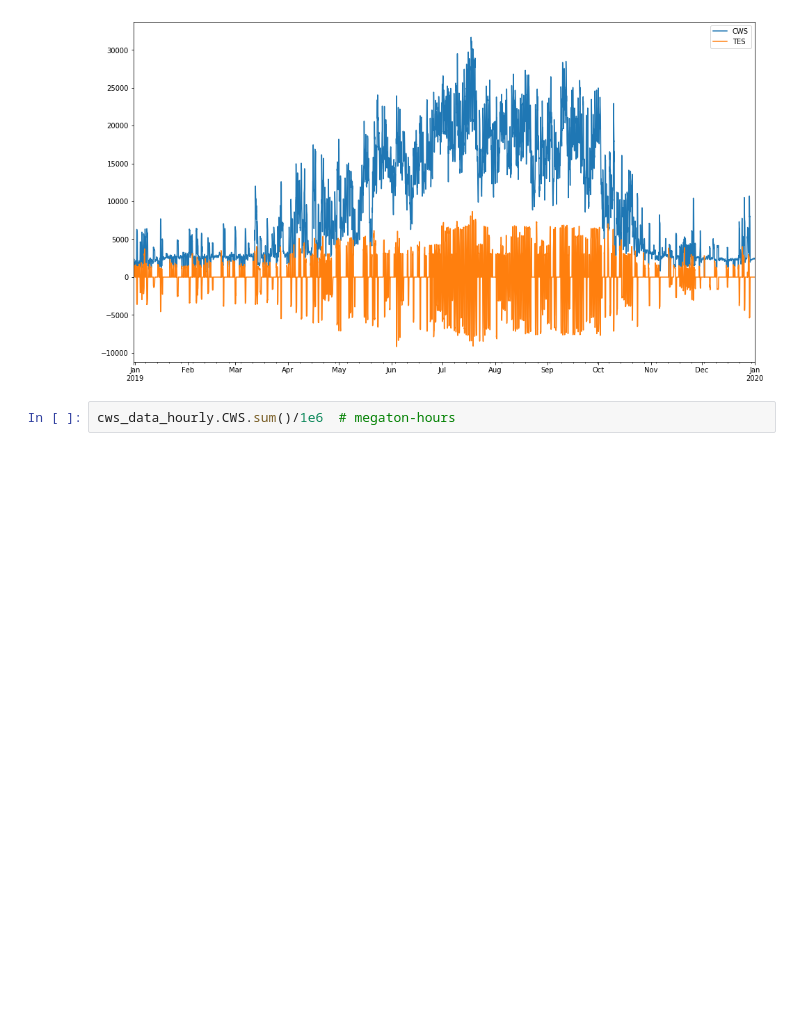
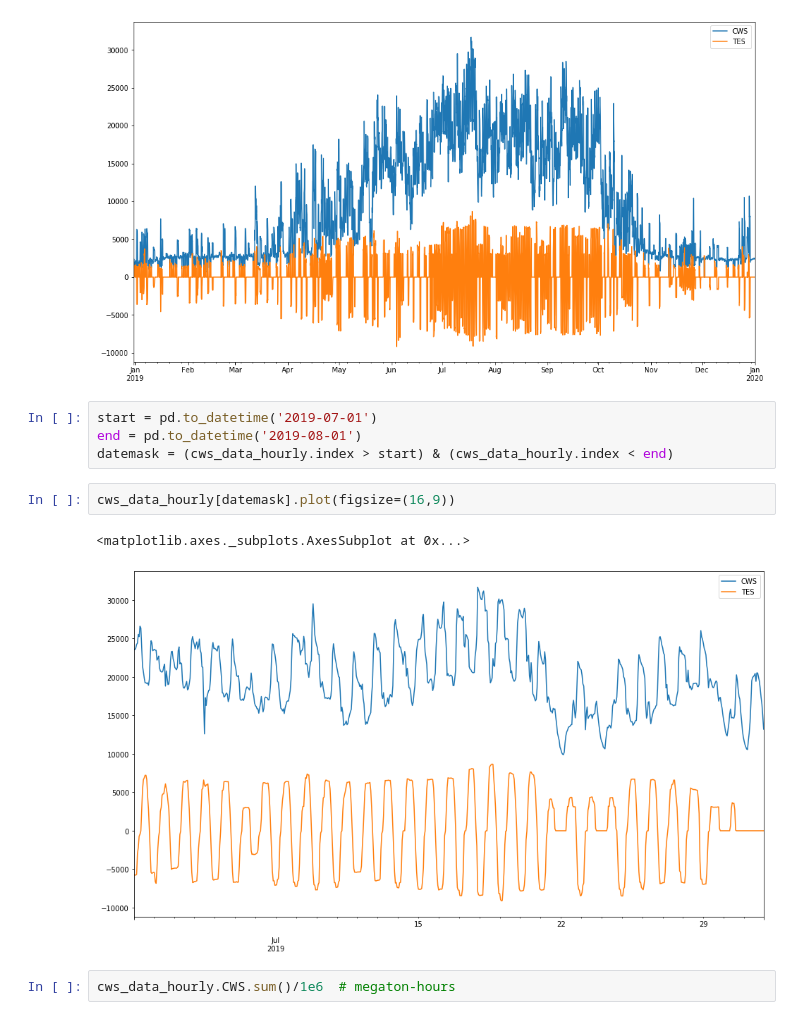
Before and after one commit to arfc/pride, a Jupyter notebook: data_processing/cws_power.ipynb, the cells around one changed output. Saved outputs shown, nothing was run; the diff lists cells and outputs as text; blank space fills up the shorter version.

```diff
--- a/data_processing/cws_power.ipynb
+++ b/data_processing/cws_power.ipynb
@@ -240,6 +240,15 @@ cws_data_hourly.plot(figsize=(16,9))
 # %% [output]
 <matplotlib.axes._subplots.AxesSubplot at 0x...>
 [figure]
+# %%
+start = pd.to_datetime('2019-07-01')
+end = pd.to_datetime('2019-08-01')
+datemask = (cws_data_hourly.index > start) & (cws_data_hourly.index < end)
+# %%
+cws_data_hourly[datemask].plot(figsize=(16,9))
+# %% [output]
+<matplotlib.axes._subplots.AxesSubplot at 0x...>
+[figure, added]
 # %%
 cws_data_hourly.CWS.sum()/1e6  # megaton-hours
 # %% [output]
```
Also changed, not shown: 1 other file.
